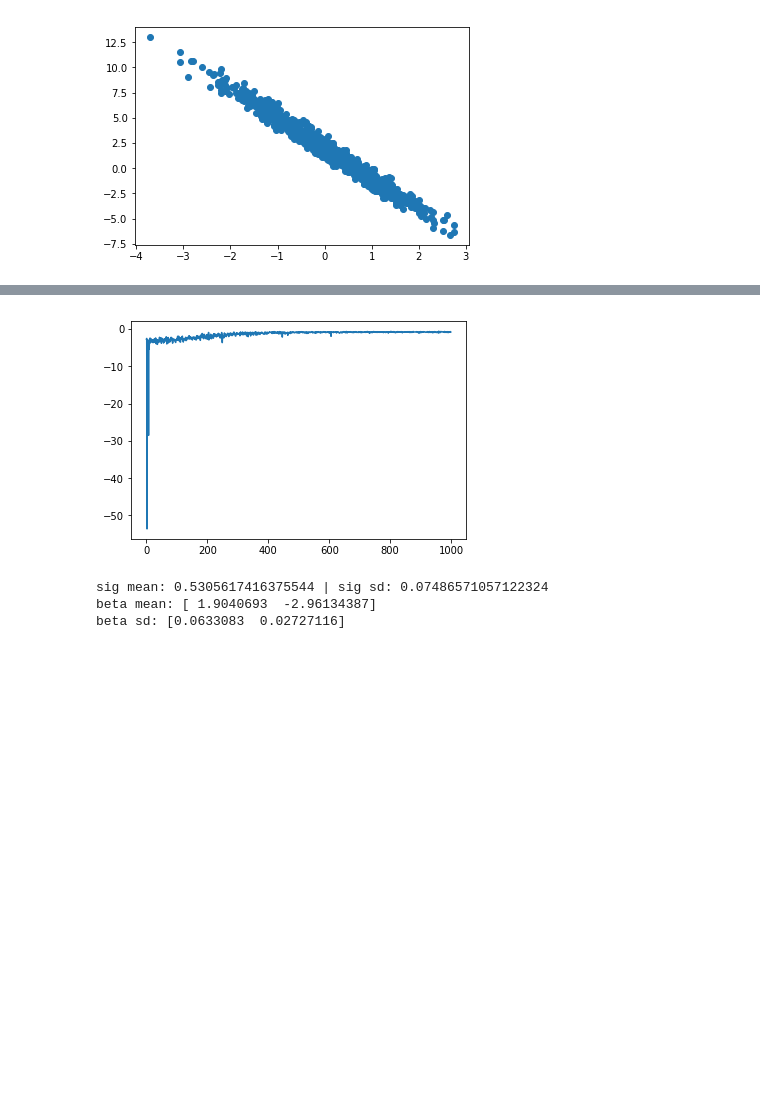
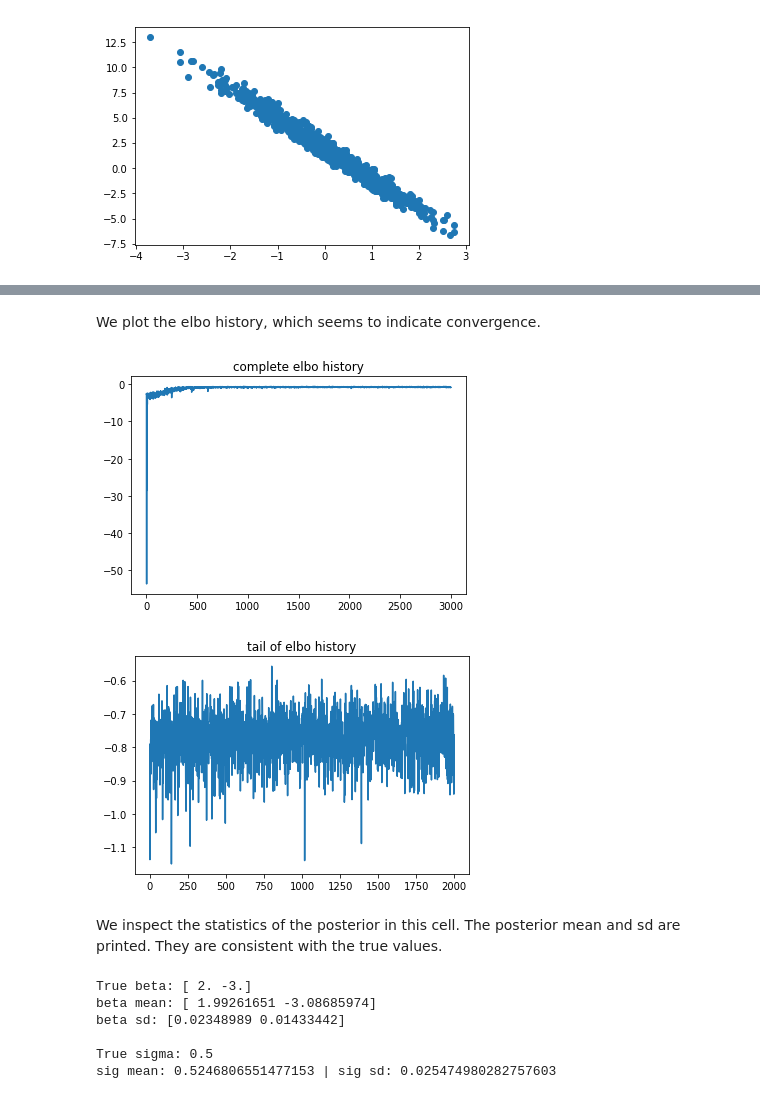
Before and after one commit to luiarthur/statorial, a Jupyter notebook: docs/assets/varinf/python/LinReg.ipynb, the cells around one changed output, grey strips where cells are left out. Saved outputs shown, nothing was run; the diff lists cells and outputs as text; code cells hidden in the pictures; blank space fills up the shorter version.

```diff
--- a/docs/assets/varinf/python/LinReg.ipynb
+++ b/docs/assets/varinf/python/LinReg.ipynb
@@ -68,7 +137,7 @@ model_params = {'beta': advi.ModelParam(size=k), 'sig': advi.ModelParam(size=1)}
 optimizer = torch.optim.Adam([model_params[key].vp for key in model_params], lr=.1)
 elbo_hist = []
 
-max_iter = 1000
+max_iter = 3000
 minibatch_size = 100
 torch.manual_seed(1)
 with Timer.Timer('LinReg'):
@@ -99,16 +168,34 @@ LinReg time: 1s
+# %% [markdown]
+We plot the elbo history, which seems to indicate convergence.
+# %%
+plt.plot(elbo_hist)
+plt.title('complete elbo history')
+plt.show()
+
+plt.plot(elbo_hist[1000:])
+plt.title('tail of elbo history')
+plt.show()
+# %% [output]
+[figure, added]
+[figure, added]
+# %% [markdown]
+We inspect the statistics of the posterior in this cell.
+The posterior mean and sd are printed. They are consistent with the true values.
 # %%
 # Inspect posterior
 nsamps = 1000
-
-plt.plot(elbo_hist)
-plt.show()
-
 sig_post = model_params['sig'].rsample([nsamps]).exp().detach().numpy()
-print('sig mean: {} | sig sd: {}'.format(sig_post.mean(), sig_post.std()))
+print('True beta: {}'.format(beta.detach().numpy()))
 print('beta mean: {}'.format(model_params['beta'].vp[0].detach().numpy()))
 print('beta sd: {}'.format(model_params['beta'].vp[1].exp().detach().numpy()))
+print()
+
+print('True sigma: {}'.format(sig))
+print('sig mean: {} | sig sd: {}'.format(sig_post.mean(), sig_post.std()))
 # %% [output]
-[figure, removed]
-sig mean: 0.5305617416375544 | sig sd: 0.07486571057122324
-beta mean: [ 1.9040693  -2.96134387]
-beta sd: [0.0633083  0.02727116]
+True beta: [ 2. -3.]
+beta mean: [ 1.99261651 -3.08685974]
+beta sd: [0.02348989 0.01433442]
+
+True sigma: 0.5
+sig mean: 0.5246806551477153 | sig sd: 0.025474980282757603
```
Also changed, not shown: parts of 8 cells of this notebook, 7 other files.
